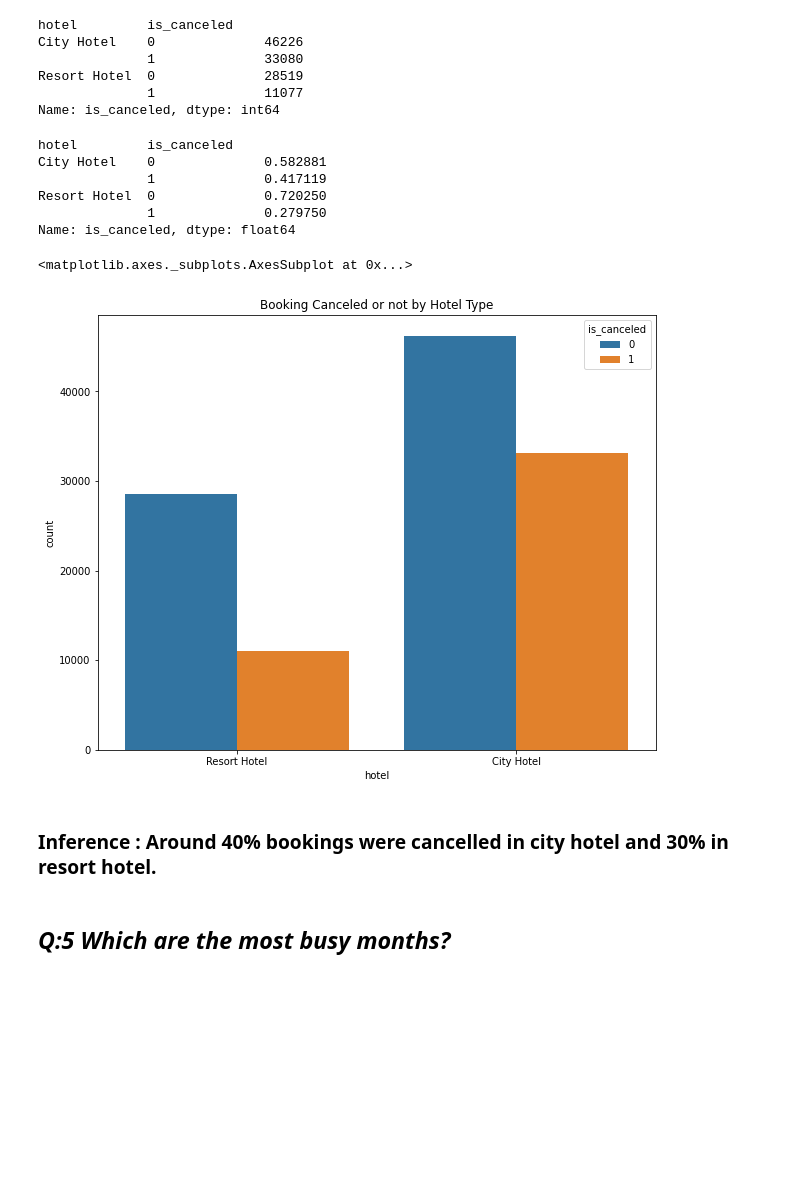
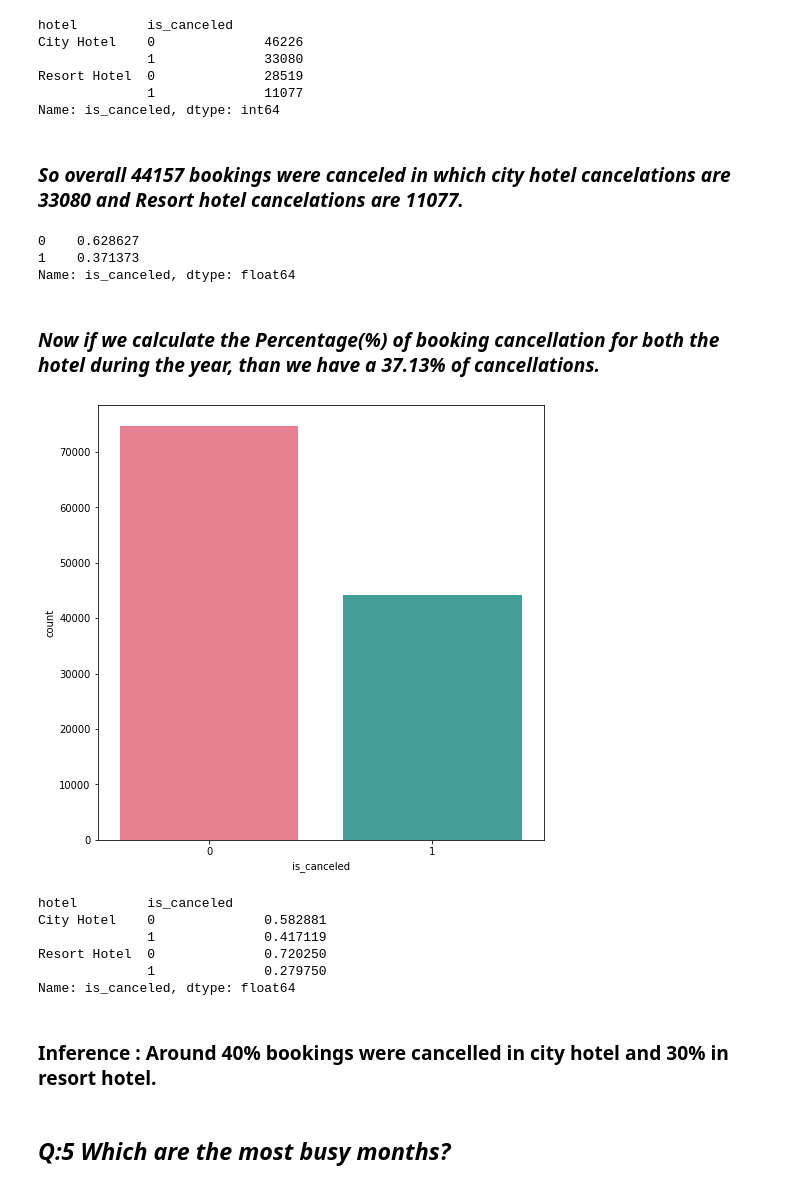
Before and after one commit to Achin120/Hotel-Booking-Analysis-, a Jupyter notebook: Achin_Hotel_Booking_Analysis_Capstone_Project.ipynb, the cells around one changed output. Cells and saved outputs as stored; diff of their text form; code cells hidden in the pictures; blank space fills up the shorter version.

```diff
--- a/Achin_Hotel_Booking_Analysis_Capstone_Project.ipynb
+++ b/Achin_Hotel_Booking_Analysis_Capstone_Project.ipynb
@@ -424,25 +421,37 @@ City Hotel    0              46226
 Resort Hotel  0              28519
               1              11077
 Name: is_canceled, dtype: int64
+# %% [markdown]
+### ***So overall 44157 bookings were canceled in which city hotel cancelations are 33080 and Resort hotel cancelations are 11077.***
 # %%
-cancelled_booking_percentange=hotel_booking_new.groupby('hotel').is_canceled.value_counts(normalize=True)
-cancelled_booking_percentange
+hotel_booking_new.is_canceled.value_counts(normalize=True)
 # %% [output]
-hotel         is_canceled
-City Hotel    0              0.582881
-              1              0.417119
-Resort Hotel  0              0.720250
-              1              0.279750
+0    0.628627
+1    0.371373
 Name: is_canceled, dtype: float64
-# %%
-cancelled_booking=hotel_booking_new.groupby('hotel').is_canceled.value_counts()
-plt.title("Booking Canceled or not by Hotel Type")
-sns.countplot(x = "hotel", hue = 'is_canceled', data = hotel_booking_new)
-# %% [output]
-<matplotlib.axes._subplots.AxesSubplot at 0x...>
-[figure, removed]
+# %% [markdown]
+### ***Now if we calculate the Percentage(%) of booking cancellation for both the hotel during the year,  than we have a 37.13% of cancellations.***
+# %%
+# Plot the graph for booking cancellation for both the hotel during the year.
+plt.figure(figsize=(8,8))
+
+#Canceled=1, Not canceled= 0
+sns.countplot(hotel_booking_new['is_canceled'], palette='husl')
+plt.show()
+# %% [output]
+[figure, added]
+# %%
+# Find out percentage of cancellation for both the hotel individually using groupby function.
+hotel_booking_new.groupby('hotel').is_canceled.value_counts(normalize=True)
+# %% [output]
+hotel         is_canceled
+City Hotel    0              0.582881
+              1              0.417119
+Resort Hotel  0              0.720250
+              1              0.279750
+Name: is_canceled, dtype: float64
 # %% [markdown]
-### Inference : Around 40% bookings were cancelled in city hotel and 30% in resort hotel.
+### **Inference : Around 40% bookings were cancelled in city hotel and 30% in resort hotel.**
 # %% [markdown]
 ## ***Q:5 Which are the most busy months?***
 # %%
```
Also changed, not shown: parts of 70 cells of this notebook.
